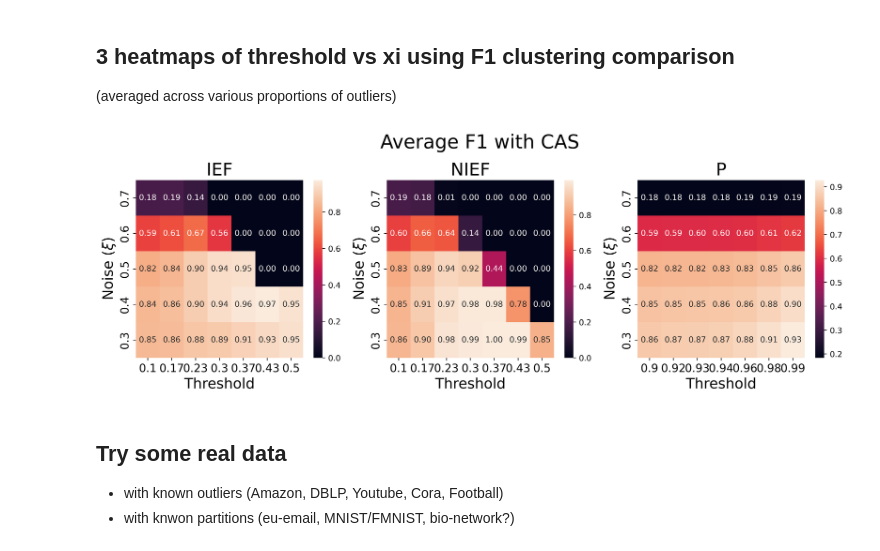
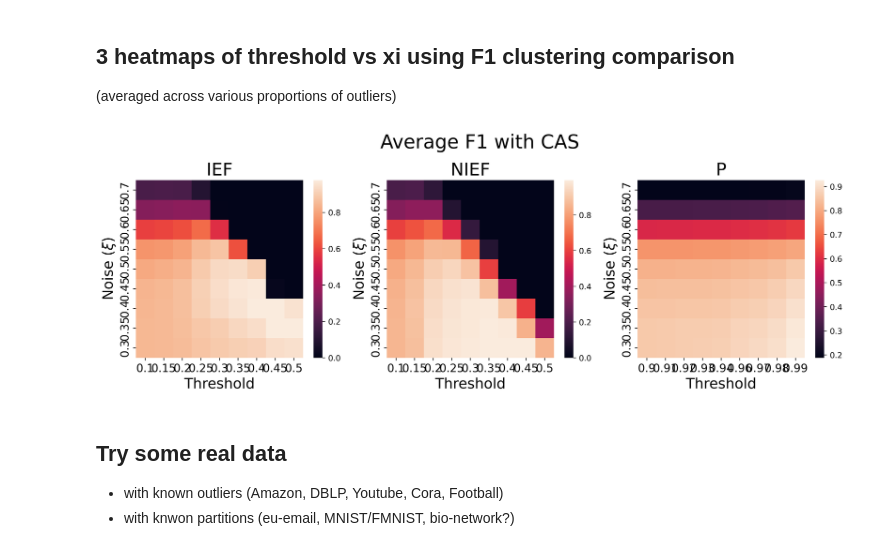
Before and after one commit to ryandewolfe33/CAS, a Jupyter notebook: experiments/outliers.ipynb, the cells around one changed output. Saved outputs shown, nothing was run; the diff lists cells and outputs as text; code cells hidden in the pictures.

```diff
--- a/experiments/outliers.ipynb
+++ b/experiments/outliers.ipynb
@@ -134,25 +153,19 @@ with tqdm(total=len(XIS) * len(NOUTS) * REP) as pbar:
                 predict = ECG().fit_predict(adjacency)
                 iefs = get_cas(
                     predict,
-                    adjacency.indptr,
-                    adjacency.indices,
-                    adjacency.data,
+                    adjacency,
                     CAS.cas_._ief,
                 )
                 ief_aucs[i, j, k] = AUC(is_not_outlier, iefs)
                 niefs = get_cas(
                     predict,
-                    adjacency.indptr,
-                    adjacency.indices,
-                    adjacency.data,
+                    adjacency,
                     CAS.cas_._nief,
                 )
                 nief_aucs[i, j, k] = AUC(is_not_outlier, niefs)
                 ps = get_cas(
                     predict,
-                    adjacency.indptr,
-                    adjacency.indices,
-                    adjacency.data,
+                    adjacency,
                     CAS.cas_._p,
                 )
                 p_aucs[i, j, k] = AUC(is_not_outlier, ps)
@@ -551,7 +564,7 @@ fig.tight_layout()
 ## 3 heatmaps of threshold vs xi using F1 clustering comparison
 (averaged across various proportions of outliers)
 # %%
-REP = 10
+REP = 5
 n = 10000
 NOUTS = np.linspace(n / 100, n / 2, 5, dtype="int32")
 XIS = np.array([0.3, 0.35, 0.4, 0.45, 0.5, 0.55, 0.6, 0.65, 0.7])
@@ -611,46 +624,46 @@ sns.heatmap(
     np.flip(np.mean(ief_f1s, axis=(2, 3)), axis=0),
     xticklabels=ief_thresholds,
     yticklabels=XIS[::-1],
-    annot=True,
-    fmt=".2f",
+    #annot=True,
+    #fmt=".2f",
     ax=axs[0],
 )
 axs[0].set_xlabel(r"Threshold", fontsize=18)
 axs[0].set_ylabel(r"Noise ($\xi$)", fontsize=18)
 axs[0].tick_params(labelsize=14)
 axs[0].set_title("IEF", fontsize=22)
 
 sns.heatmap(
     np.flip(np.mean(nief_f1s, axis=(2, 3)), axis=0),
     xticklabels=ief_thresholds,
     yticklabels=XIS[::-1],
-    annot=True,
-    fmt=".2f",
+    #annot=True,
+    #fmt=".2f",
     ax=axs[1],
 )
 axs[1].set_xlabel(r"Threshold", fontsize=18)
 axs[1].set_ylabel(r"Noise ($\xi$)", fontsize=18)
 axs[1].tick_params(labelsize=14)
 axs[1].set_title("NIEF", fontsize=22)
 
 sns.heatmap(
     np.flip(np.mean(p_f1s, axis=(2, 3)), axis=0),
     xticklabels=p_thresholds,
     yticklabels=XIS[::-1],
-    annot=True,
-    fmt=".2f",
+    #annot=True,
+    #fmt=".2f",
     ax=axs[2],
 )
 axs[2].set_xlabel(r"Threshold", fontsize=18)
 axs[2].set_ylabel(r"Noise ($\xi$)", fontsize=18)
 axs[2].tick_params(labelsize=14)
 axs[2].set_title("P", fontsize=22)
 
 plt.suptitle("Average F1 with CAS", fontsize=24, y=0.98)
 fig.set_dpi(400)
 # fig.savefig("outlier-aucs.png", bbox_inches="tight")
 # %% [output]
-[figure, old version]
+[figure, new version]
 # %% [markdown]
 ## Try some real data
 - with known outliers (Amazon, DBLP, Youtube, Cora, Football)
```
Also changed, not shown: parts of 3 cells of this notebook, 1 other file.
